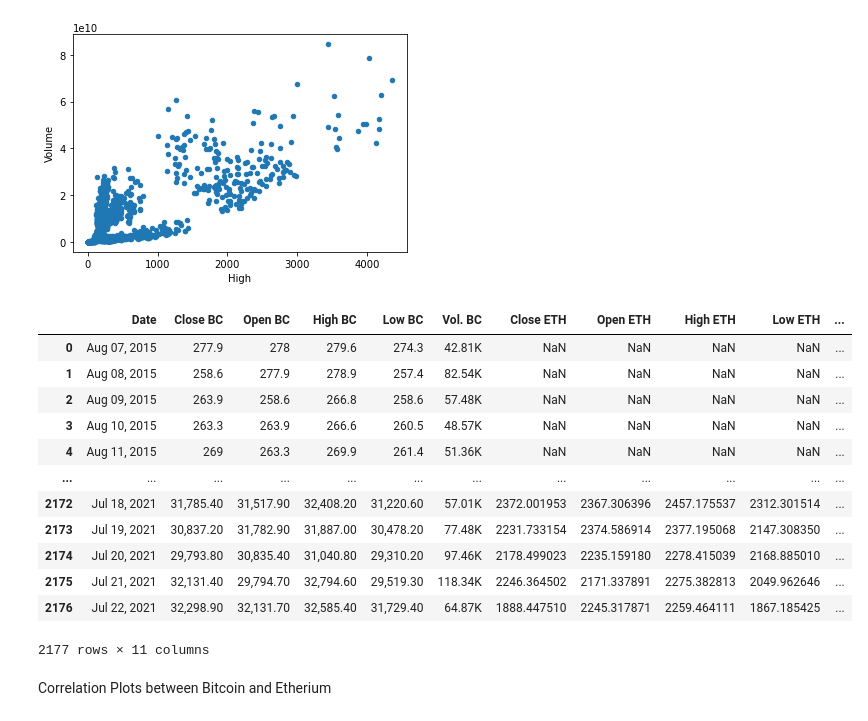
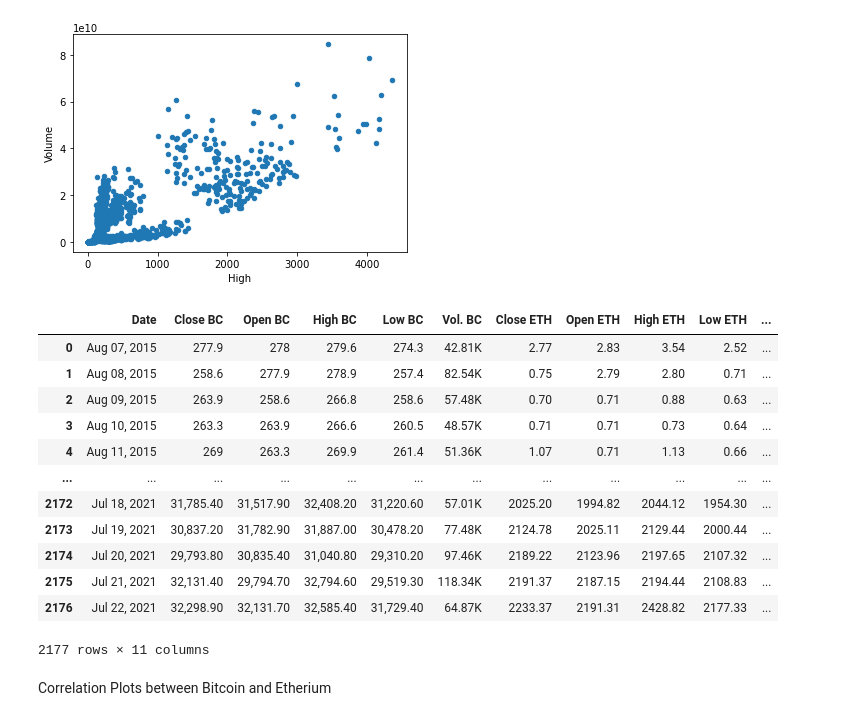
Before and after one commit to data301-2021-winter1/project-group08-project, a Jupyter notebook: notebooks/Colinmillette.ipynb, the cells around one changed output. Saved outputs shown, nothing was run; the diff lists cells and outputs as text; code cells hidden in the pictures.

```diff
--- a/notebooks/Colinmillette.ipynb
+++ b/notebooks/Colinmillette.ipynb
@@ -21,6 +37,7 @@ bc
 # %%
 import pandas as pd
 import seaborn as sns
+import numpy as np
 eth = pd.read_csv('C:/Users/mille/school/year3/Data301/project-group08-project/data/processed/etherium cleaned.csv');
 print('\033[1m'+'Changing names and reordering data'+'\033[0m')
 eth.rename(columns={'Date':'Date ETH'}, inplace=True)
@@ -28,7 +45,8 @@ eth = eth.dropna(axis=0)
 eth = eth.reindex(columns=['Date ETH','Open','Close','Low','High','Volume'])
 eth = eth.iloc[::-1]
 eth = eth.reset_index(drop=True)
-eth
+eth_rounded = np.round(eth, decimals = 2)
+eth_rounded
 # %% [output]
 Changing names and reordering data
 |  | Date ETH | Open | Close | Low | High | Volume |
@@ -60,42 +78,50 @@ eth.plot(kind='scatter', x='High', y='Volume')
 # %%
 import pandas as pd
 import seaborn as sns
-eth = pd.read_csv('C:/Users/mille/school/year3/Data301/project-group08-project/data/processed/etherium cleaned.csv')
-bc = pd.read_csv('C:/Users/mille/school/year3/Data301/project-group08-project/data/processed/Bitcoin Historical Data cleaned.csv')
-bc = bc.iloc[::-1]
-bc = bc.reset_index(drop=True)
-bc = bc.dropna(axis=0)
-eth = eth.iloc[::-1]
-eth = eth.reset_index(drop=True)
-eth = eth.dropna(axis=0)
-eth.rename(columns={'Date':'Date ETH'}, inplace=True)
-bc.rename(columns={'Close':'Close BC'},inplace=True)
-bc.rename(columns={'Open':'Open BC'}, inplace=True)
-bc.rename(columns={'High':'High BC'},inplace=True)
-bc.rename(columns={'Low':'Low BC'}, inplace=True)
-bc.rename(columns={'Vol.':'Vol. BC'}, inplace=True)
-eth.rename(columns={'Close':'Close ETH'}, inplace=True)
-eth.rename(columns={'Open':'Open ETH'}, inplace=True)
-eth.rename(columns={'High':'High ETH'}, inplace=True)
-eth.rename(columns={'Low':'Low ETH'}, inplace=True)
-eth.rename(columns={'Volume':'Vol. ETH'}, inplace=True)
-merge = pd.concat([bc, eth], axis=1)
-merge = merge.head(2177)
-merge =merge.drop('Date ETH', axis=1)
+import numpy as np
+def load_and_process(path_to_csv_file):
+
+    bc = (
+        pd.read_csv('C:/Users/mille/school/year3/Data301/project-group08-project/data/processed/Bitcoin Historical Data cleaned.csv')
+        .rename(columns={'Close':'Close BC'})
+        .rename(columns={'Open':'Open BC'})
+        .rename(columns={'High':'High BC'})
+        .rename(columns={'Low':'Low BC'})
+        .rename(columns={'Vol.':'Vol. BC'})
+    )
+    bc = bc.iloc[::-1]
+    bc = bc.reset_index(drop=True)
+    bc = bc.dropna(axis=0)
+
+    eth_rounded = (
+        pd.read_csv('C:/Users/mille/school/year3/Data301/project-group08-project/data/processed/etherium cleaned.csv')
+        .rename(columns={'Close':'Close ETH'})
+        .rename(columns={'Open':'Open ETH'})
+        .rename(columns={'High':'High ETH'})
+        .rename(columns={'Low':'Low ETH'})
+        .rename(columns={'Volume':'Vol. ETH'})
+        .rename(columns={'Date':'Date ETH'})
+    )
+    eth_rounded = np.round(eth, decimals = 2)
+    merge = pd.concat([bc, eth_rounded], axis=1)
+    merge = merge.head(2177)
+    merge =merge.drop('Date ETH', axis=1)
+    merge
+    return merge
 merge
 # %% [output]
 |  | Date | Close BC | Open BC | High BC | Low BC | Vol. BC | Close ETH | Open ETH | High ETH | Low ETH | ... |
-| 0 | Aug 07, 2015 | 277.9 | 278 | 279.6 | 274.3 | 42.81K | NaN | NaN | NaN | NaN | ... |
-| 1 | Aug 08, 2015 | 258.6 | 277.9 | 278.9 | 257.4 | 82.54K | NaN | NaN | NaN | NaN | ... |
-| 2 | Aug 09, 2015 | 263.9 | 258.6 | 266.8 | 258.6 | 57.48K | NaN | NaN | NaN | NaN | ... |
-| 3 | Aug 10, 2015 | 263.3 | 263.9 | 266.6 | 260.5 | 48.57K | NaN | NaN | NaN | NaN | ... |
-| 4 | Aug 11, 2015 | 269 | 263.3 | 269.9 | 261.4 | 51.36K | NaN | NaN | NaN | NaN | ... |
+| 0 | Aug 07, 2015 | 277.9 | 278 | 279.6 | 274.3 | 42.81K | 2.77 | 2.83 | 3.54 | 2.52 | ... |
+| 1 | Aug 08, 2015 | 258.6 | 277.9 | 278.9 | 257.4 | 82.54K | 0.75 | 2.79 | 2.80 | 0.71 | ... |
+| 2 | Aug 09, 2015 | 263.9 | 258.6 | 266.8 | 258.6 | 57.48K | 0.70 | 0.71 | 0.88 | 0.63 | ... |
+| 3 | Aug 10, 2015 | 263.3 | 263.9 | 266.6 | 260.5 | 48.57K | 0.71 | 0.71 | 0.73 | 0.64 | ... |
+| 4 | Aug 11, 2015 | 269 | 263.3 | 269.9 | 261.4 | 51.36K | 1.07 | 0.71 | 1.13 | 0.66 | ... |
 | ... | ... | ... | ... | ... | ... | ... | ... | ... | ... | ... | ... |
-| 2172 | Jul 18, 2021 | 31,785.40 | 31,517.90 | 32,408.20 | 31,220.60 | 57.01K | 2372.001953 | 2367.306396 | 2457.175537 | 2312.301514 | ... |
-| 2173 | Jul 19, 2021 | 30,837.20 | 31,782.90 | 31,887.00 | 30,478.20 | 77.48K | 2231.733154 | 2374.586914 | 2377.195068 | 2147.308350 | ... |
-| 2174 | Jul 20, 2021 | 29,793.80 | 30,835.40 | 31,040.80 | 29,310.20 | 97.46K | 2178.499023 | 2235.159180 | 2278.415039 | 2168.885010 | ... |
-| 2175 | Jul 21, 2021 | 32,131.40 | 29,794.70 | 32,794.60 | 29,519.30 | 118.34K | 2246.364502 | 2171.337891 | 2275.382813 | 2049.962646 | ... |
-| 2176 | Jul 22, 2021 | 32,298.90 | 32,131.70 | 32,585.40 | 31,729.40 | 64.87K | 1888.447510 | 2245.317871 | 2259.464111 | 1867.185425 | ... |
+| 2172 | Jul 18, 2021 | 31,785.40 | 31,517.90 | 32,408.20 | 31,220.60 | 57.01K | 2025.20 | 1994.82 | 2044.12 | 1954.30 | ... |
+| 2173 | Jul 19, 2021 | 30,837.20 | 31,782.90 | 31,887.00 | 30,478.20 | 77.48K | 2124.78 | 2025.11 | 2129.44 | 2000.44 | ... |
+| 2174 | Jul 20, 2021 | 29,793.80 | 30,835.40 | 31,040.80 | 29,310.20 | 97.46K | 2189.22 | 2123.96 | 2197.65 | 2107.32 | ... |
+| 2175 | Jul 21, 2021 | 32,131.40 | 29,794.70 | 32,794.60 | 29,519.30 | 118.34K | 2191.37 | 2187.15 | 2194.44 | 2108.83 | ... |
+| 2176 | Jul 22, 2021 | 32,298.90 | 32,131.70 | 32,585.40 | 31,729.40 | 64.87K | 2233.37 | 2191.31 | 2428.82 | 2177.33 | ... |
 2177 rows × 11 columns
 # %% [markdown]
 Correlation Plots between Bitcoin and Etherium
```
Also changed, not shown: parts of 4 cells of this notebook, 1 other file.
